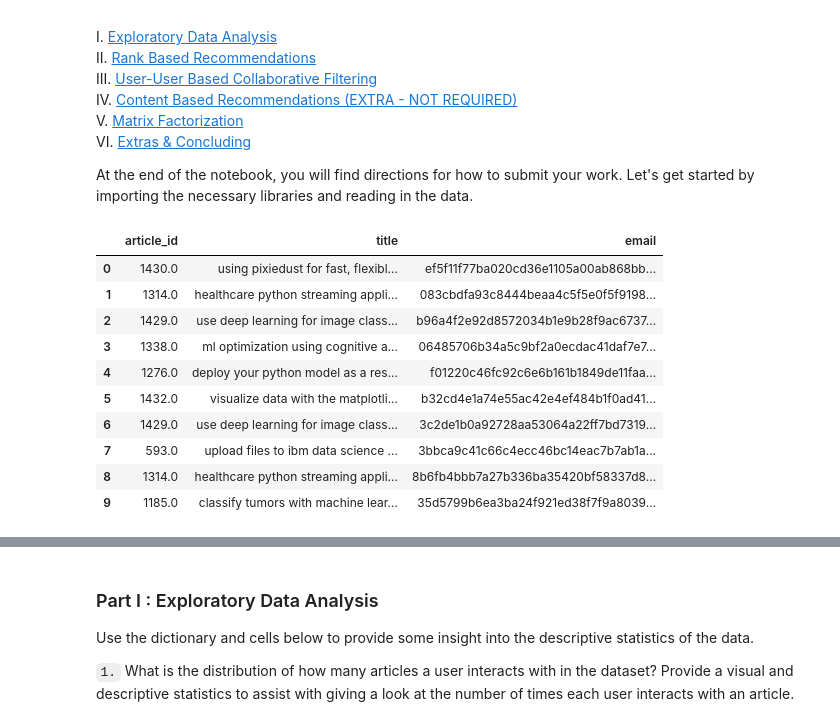
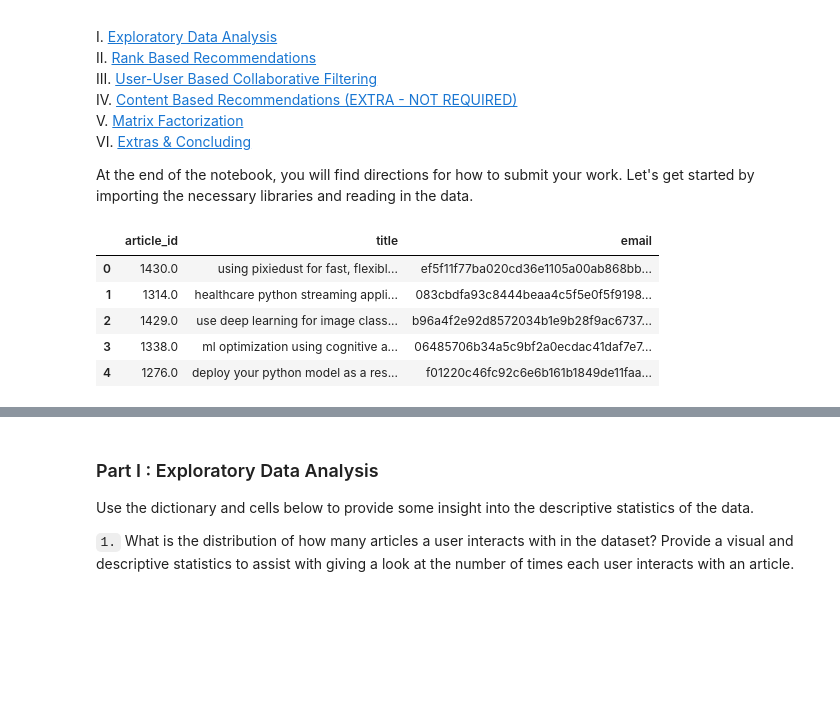
Before and after one commit to Arjunar92/Recommendations_with_IBM_Project, a Jupyter notebook: Recommendations_with_IBM.ipynb, the cells around one changed output, grey strips where cells are left out. Drawn from its saved outputs; the diff is of its cells as text; code cells hidden in the pictures; blank space fills up the shorter version.

```diff
--- a/Recommendations_with_IBM.ipynb
+++ b/Recommendations_with_IBM.ipynb
@@ -22,31 +22,26 @@ At the end of the notebook, you will find directions for how to submit your work
 # %%
 import pandas as pd
 import numpy as np
 import matplotlib.pyplot as plt
 import project_tests as t
 import pickle
 
 %matplotlib inline
 
 df = pd.read_csv('data/user-item-interactions.csv')
 df_content = pd.read_csv('data/articles_community.csv')
 del df['Unnamed: 0']
 del df_content['Unnamed: 0']
 
 # Show df to get an idea of the data
-df.head(10)
+df.head()
 # %% [output]
 |  | article_id | title | email |
 | 0 | 1430.0 | using pixiedust for fast, flexibl... | ef5f11f77ba020cd36e1105a00ab868bb... |
 | 1 | 1314.0 | healthcare python streaming appli... | 083cbdfa93c8444beaa4c5f5e0f5f9198... |
 | 2 | 1429.0 | use deep learning for image class... | b96a4f2e92d8572034b1e9b28f9ac6737... |
 | 3 | 1338.0 | ml optimization using cognitive a... | 06485706b34a5c9bf2a0ecdac41daf7e7... |
 | 4 | 1276.0 | deploy your python model as a res... | f01220c46fc92c6e6b161b1849de11faa... |
-| 5 | 1432.0 | visualize data with the matplotli... | b32cd4e1a74e55ac42e4ef484b1f0ad41... |
-| 6 | 1429.0 | use deep learning for image class... | 3c2de1b0a92728aa53064a22ff7bd7319... |
-| 7 | 593.0 | upload files to ibm data science ... | 3bbca9c41c66c4ecc46bc14eac7b7ab1a... |
-| 8 | 1314.0 | healthcare python streaming appli... | 8b6fb4bbb7a27b336ba35420bf58337d8... |
-| 9 | 1185.0 | classify tumors with machine lear... | 35d5799b6ea3ba24f921ed38f7f9a8039... |
 # %%
 # Show df_content to get an idea of the data
 df_content.head()
```
Also changed, not shown: parts of 9 cells of this notebook.
